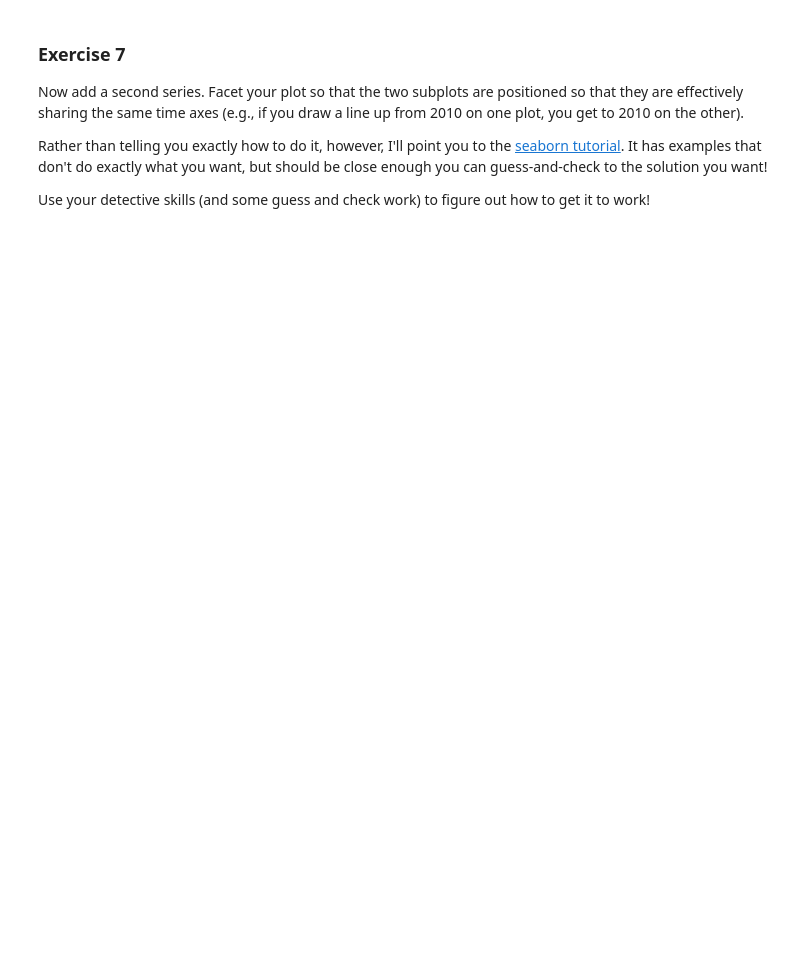
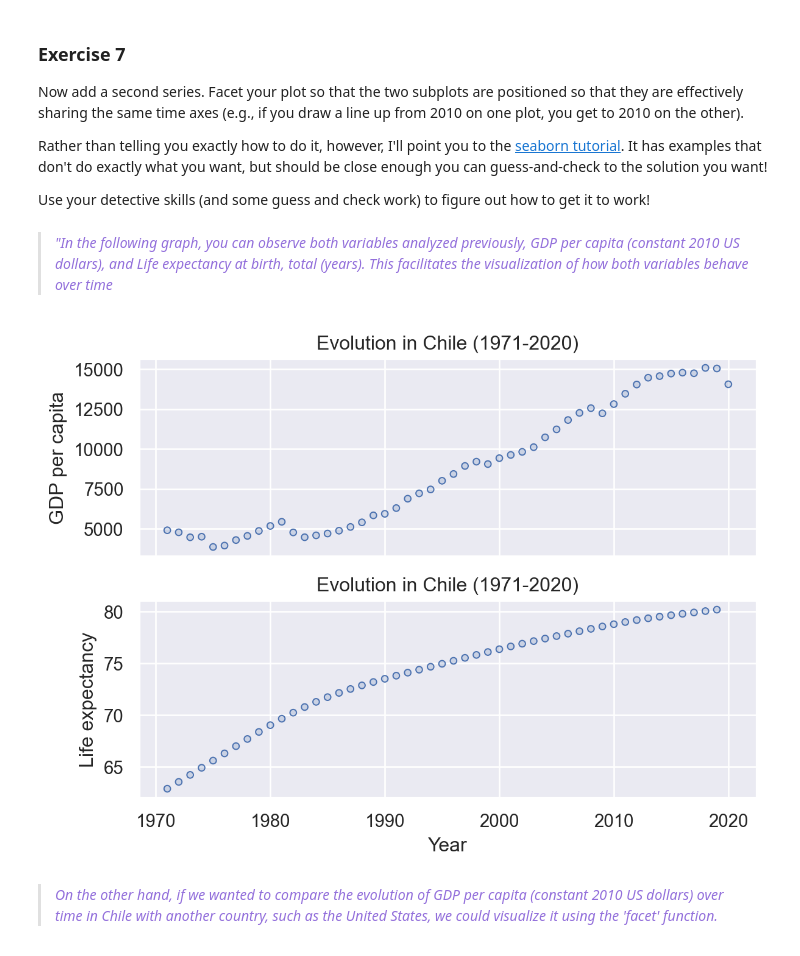
Before and after one commit to BarbaraPFloresRios/IDS720_PracticalDataScience, a Jupyter notebook: 20231019_ExercisePlottingPart1/Exercise_plotting_part1.ipynb, the cells around one changed output. Saved outputs shown, nothing was run; the diff lists cells and outputs as text; code cells hidden in the pictures; blank space fills up the shorter version.

```diff
--- a/20231019_ExercisePlottingPart1/Exercise_plotting_part1.ipynb
+++ b/20231019_ExercisePlottingPart1/Exercise_plotting_part1.ipynb
@@ -213,3 +221,29 @@ Now add a second series. Facet your plot so that the two subplots are positioned
 Rather than telling you exactly how to do it, however, I'll point you to the [seaborn tutorial](https://seaborn.pydata.org/tutorial/objects_interface#faceting-and-pairing-subplots). It has examples that don't do exactly what you want, but should be close enough you can guess-and-check to the solution you want!
 
 Use your detective skills (and some guess and check work) to figure out how to get it to work!
+# %% [markdown]
+><span style="color: #9370DB">*"In the following graph, you can observe both variables analyzed previously, GDP per capita (constant 2010 US dollars), and Life expectancy at birth, total (years). This facilitates the visualization of how both variables behave over time*</span>
+# %%
+chile.rename(
+    columns={
+        "GDP per capita (constant 2010 US$)": "GDP per capita",
+        "Life expectancy at birth, total (years)": "Life expectancy",
+    },
+    inplace=True,
+)
+# %%
+(
+    so.Plot(chile, x="Year")
+    .pair(
+        y=[
+            "GDP per capita",
+            "Life expectancy",
+        ]
+    )
+    .add(so.Dots())
+    .label(title="Evolution in Chile (1971-2020)")
+)
+# %% [output]
+[figure, added]
+# %% [markdown]
+><span style="color: #9370DB">*On the other hand, if we wanted to compare the evolution of GDP per capita (constant 2010 US dollars) over time in Chile with another country, such as the United States, we could visualize it using the 'facet' function.*</span>
```
Also changed, not shown: parts of 9 cells of this notebook, 1 other file.
